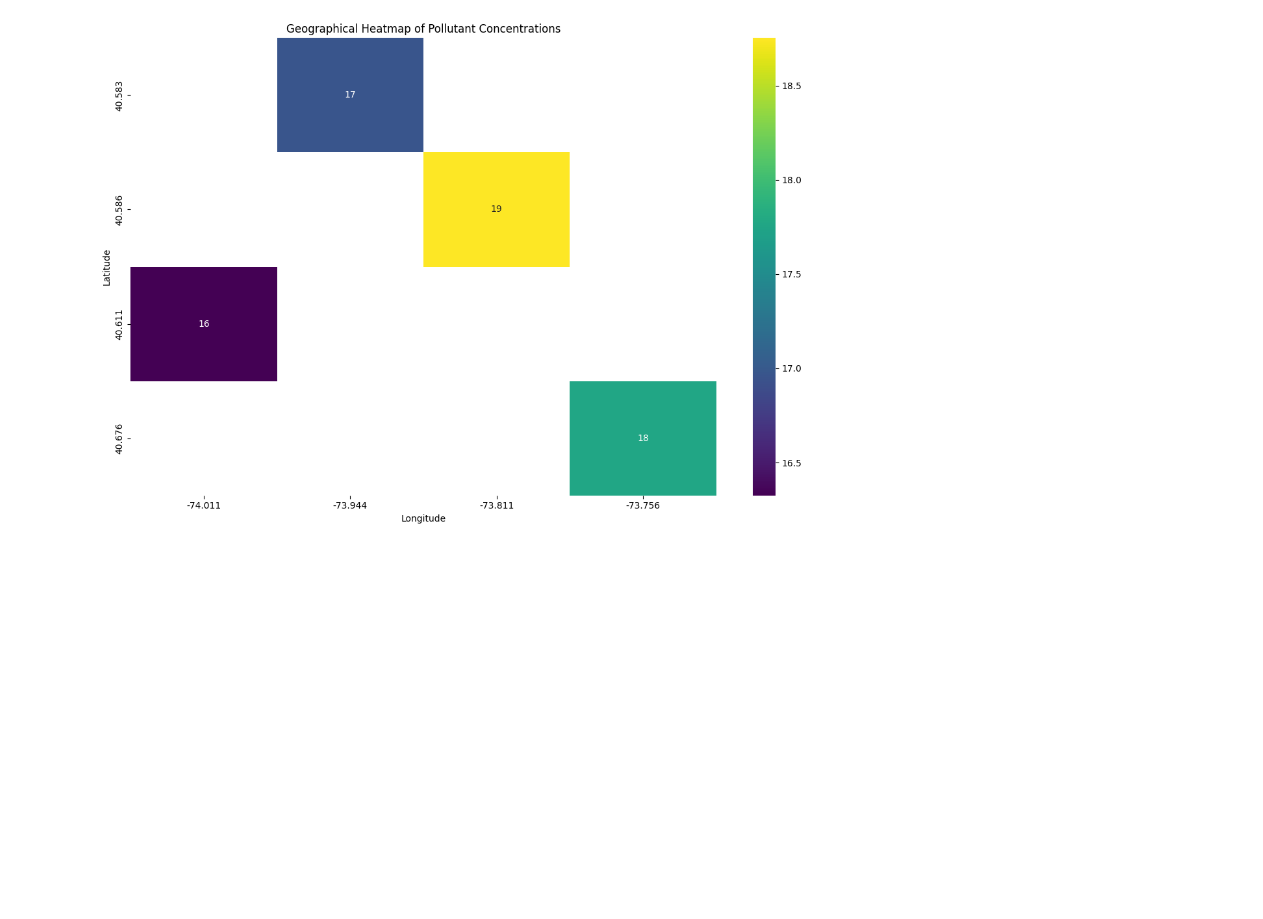
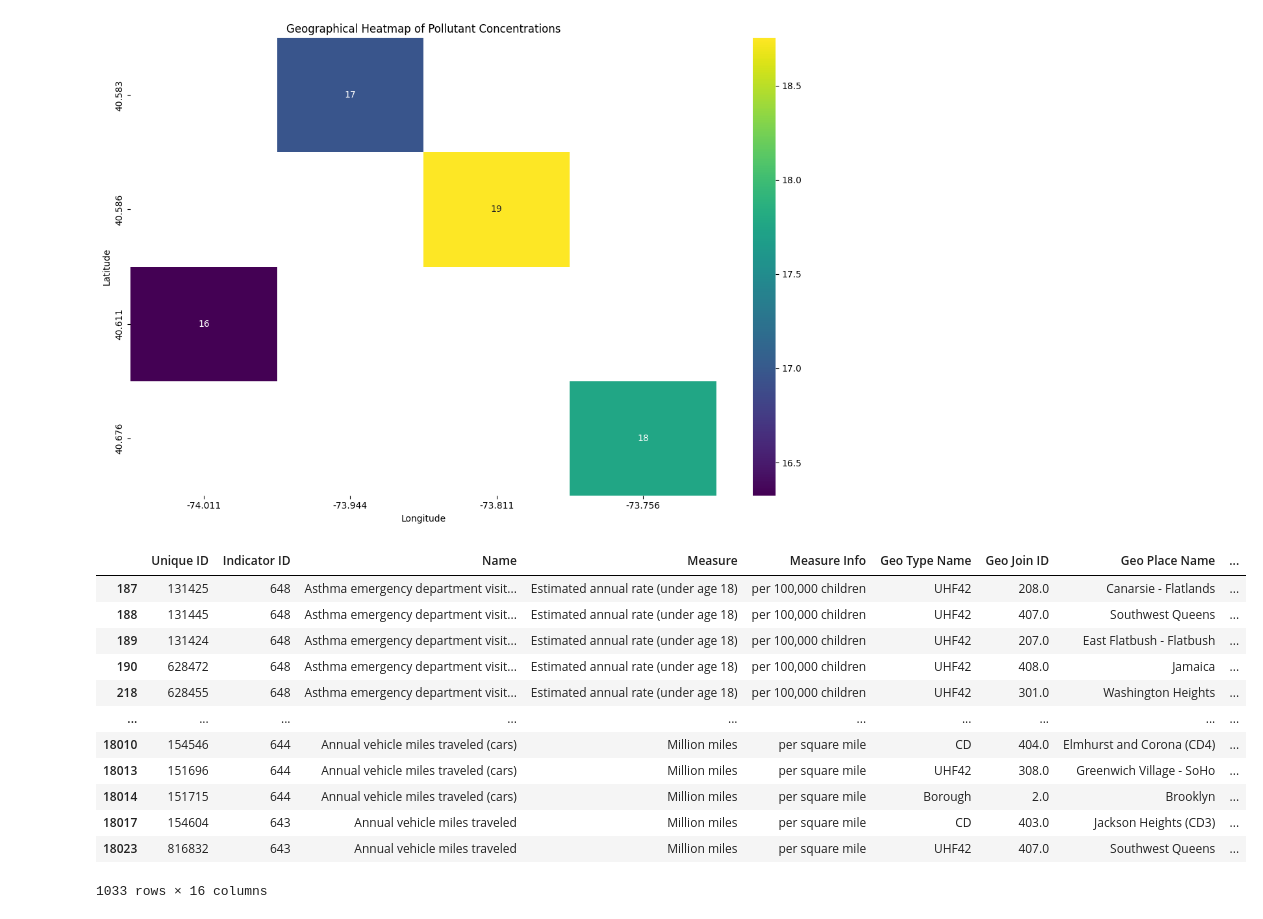
Before and after one commit to Esubaalew/AirQualityAnalysisN, a Jupyter notebook: analyze.ipynb, the cells around one changed output. Cells and saved outputs as stored; diff of their text form; code cells hidden in the pictures; blank space fills up the shorter version.

```diff
--- a/analyze.ipynb
+++ b/analyze.ipynb
@@ -382,0 +395,16 @@ plot_geographical_pollutant_heatmap(path, geo_coordinates=geo_coordinates)
+# %%
+identify_high_pollution_events(data=data, threshold=50)
+# %% [output]
+|  | Unique ID | Indicator ID | Name | Measure | Measure Info | Geo Type Name | Geo Join ID | Geo Place Name | ... |
+| 187 | 131425 | 648 | Asthma emergency department visit... | Estimated annual rate (under age 18) | per 100,000 children | UHF42 | 208.0 | Canarsie - Flatlands | ... |
+| 188 | 131445 | 648 | Asthma emergency department visit... | Estimated annual rate (under age 18) | per 100,000 children | UHF42 | 407.0 | Southwest Queens | ... |
+| 189 | 131424 | 648 | Asthma emergency department visit... | Estimated annual rate (under age 18) | per 100,000 children | UHF42 | 207.0 | East Flatbush - Flatbush | ... |
+| 190 | 628472 | 648 | Asthma emergency department visit... | Estimated annual rate (under age 18) | per 100,000 children | UHF42 | 408.0 | Jamaica | ... |
+| 218 | 628455 | 648 | Asthma emergency department visit... | Estimated annual rate (under age 18) | per 100,000 children | UHF42 | 301.0 | Washington Heights | ... |
+| ... | ... | ... | ... | ... | ... | ... | ... | ... | ... |
+| 18010 | 154546 | 644 | Annual vehicle miles traveled (cars) | Million miles | per square mile | CD | 404.0 | Elmhurst and Corona (CD4) | ... |
+| 18013 | 151696 | 644 | Annual vehicle miles traveled (cars) | Million miles | per square mile | UHF42 | 308.0 | Greenwich Village - SoHo | ... |
+| 18014 | 151715 | 644 | Annual vehicle miles traveled (cars) | Million miles | per square mile | Borough | 2.0 | Brooklyn | ... |
+| 18017 | 154604 | 643 | Annual vehicle miles traveled | Million miles | per square mile | CD | 403.0 | Jackson Heights (CD3) | ... |
+| 18023 | 816832 | 643 | Annual vehicle miles traveled | Million miles | per square mile | UHF42 | 407.0 | Southwest Queens | ... |
+1033 rows × 16 columns
```
Also changed, not shown: parts of 8 cells of this notebook.
